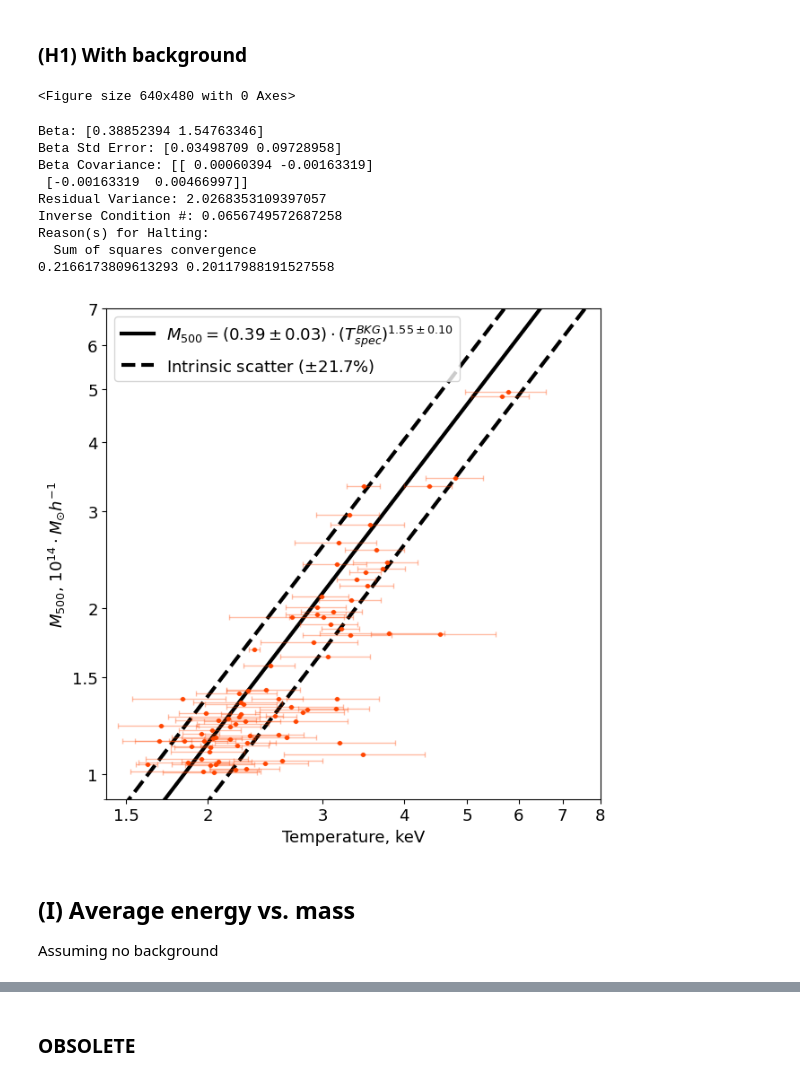
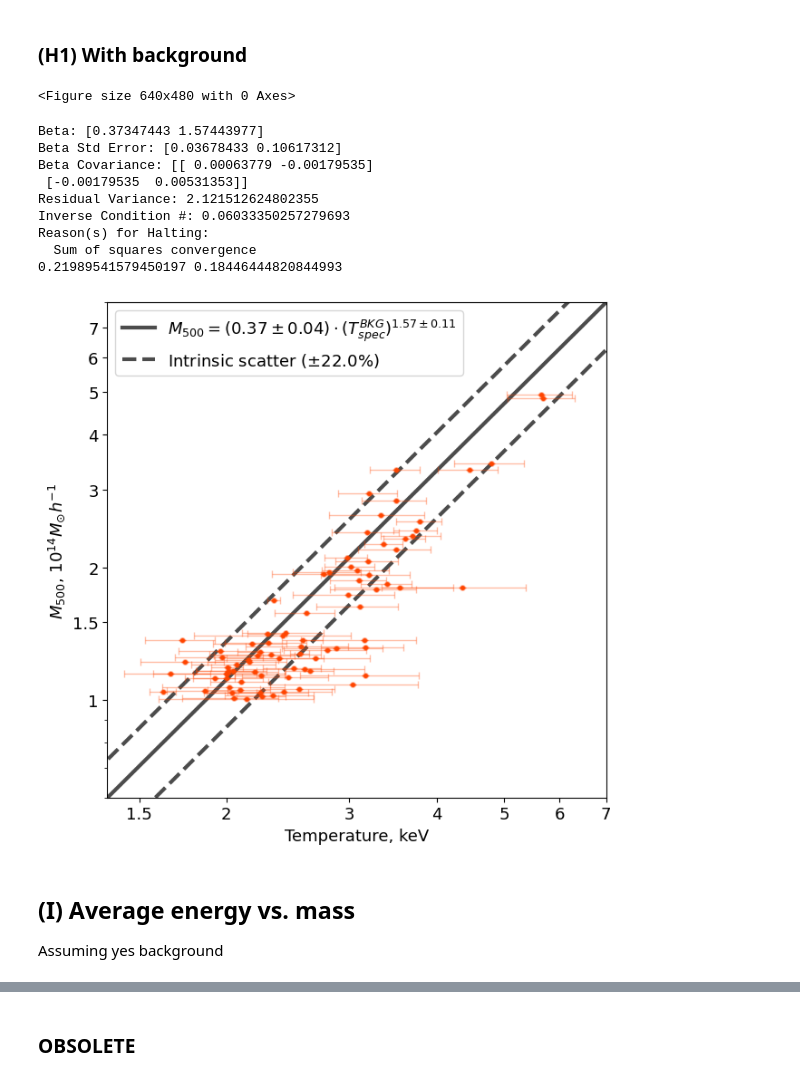
Before and after one commit to pi4imu/magneticum, a Jupyter notebook: spectra_magneticum.ipynb, the cells around one changed output, grey strips where cells are left out. Saved outputs shown, nothing was run; the diff lists cells and outputs as text; code cells hidden in the pictures.

```diff
--- a/spectra_magneticum.ipynb
+++ b/spectra_magneticum.ipynb
@@ -991,7 +934,7 @@ NNNN = 10
 #table_name =  '5_with_bkg_50_new-reserve'
 #table_name =  '5_with_bkg_50_new-after-filtering'
 #table_name =  '5_with_bkg_50_new-exp10000ks'
-table_name =  '5_with_bkg_50_NEW'
+table_name =  '5_with_bkg_50'
 
 read_table = pd.read_csv('tables/table_'+table_name+'.csv', header=None, index_col=0, delimiter=' ').to_dict()
 
@@ -1570,49 +1582,49 @@ draw_line(yyyy2, yyyy2_err, MASSES, np.zeros(len(MASSES)),
           clr = 'orangered',
           l4dots = '$T_{spec}$ with background',
           l4legend = 'M_{{500}}',
           argument = '(T_{{spec}}^{{BKG}})',
           with_scatter=True,
           with_intervals=True)
 
-plt.ylabel("$M_{500}$, $10^{14} \\cdot M_{\\odot} h^{-1}$", fontsize=13)
+plt.ylabel("$M_{500}$, $10^{14} M_{\\odot} h^{-1}$", fontsize=13)
 plt.xlabel("Temperature, keV", fontsize=13)
 
 plt.xscale("log")
 plt.yscale("log")
 
 #plt.xlim(1.4, 7.5)
 plt.xlim(1.5, 8.9)
 
 #plt.yticks([1,1.5,2,2.5,3,3.5,4,4.5,5], [1,1.5,2,2.5,3,3.5,4,4.5,5], size=13)
 plt.yticks([1, 1.5, 2, 3, 4, 5, 6, 7], [1, 1.5, 2, 3, 4, 5, 6, 7], size=13)
 plt.xticks([1.5,2,3,4,5,6,7, 8], [1.5,2,3,4,5,6,7, 8], size=13)
 
 plt.legend(loc=2, fontsize=13)
 
 #plt.gca().add_patch(Rectangle((1.5, 0.5), 1, 0.47, linewidth=1,
 #                              edgecolor='w', facecolor='w', fill=True, zorder=2))
-plt.xlim(1.4, 8)
-plt.ylim(0.9, 7.0)
+plt.xlim(1.35, 7)
+plt.ylim(0.6, 8.0)
 
-plt.savefig('figures/T_vs_M_with_bkg.pdf', format='pdf')
+#plt.savefig('figures/T_vs_M_with_bkg.pdf', format='pdf')
 
 plt.show()
 # %% [output]
 <Figure size 640x480 with 0 Axes>
-Beta: [0.38852394 1.54763346]
-Beta Std Error: [0.03498709 0.09728958]
-Beta Covariance: [[ 0.00060394 -0.00163319]
- [-0.00163319  0.00466997]]
-Residual Variance: 2.0268353109397057
-Inverse Condition #: 0.0656749572687258
+Beta: [0.37347443 1.57443977]
+Beta Std Error: [0.03678433 0.10617312]
+Beta Covariance: [[ 0.00063779 -0.00179535]
+ [-0.00179535  0.00531353]]
+Residual Variance: 2.121512624802355
+Inverse Condition #: 0.06033350257279693
 Reason(s) for Halting:
   Sum of squares convergence
-0.2166173809613293 0.20117988191527558
+0.21989541579450197 0.18446444820844993
-[figure, old version]
+[figure, new version]
 # %% [markdown]
 ## (I) Average energy vs. mass
 
-Assuming no background
+Assuming yes background
 # %%
 %run -i 'utils/scripts.py'
 %run -i 'utils/draw.py'
```
Also changed, not shown: parts of 29 cells of this notebook, 42 other files.
